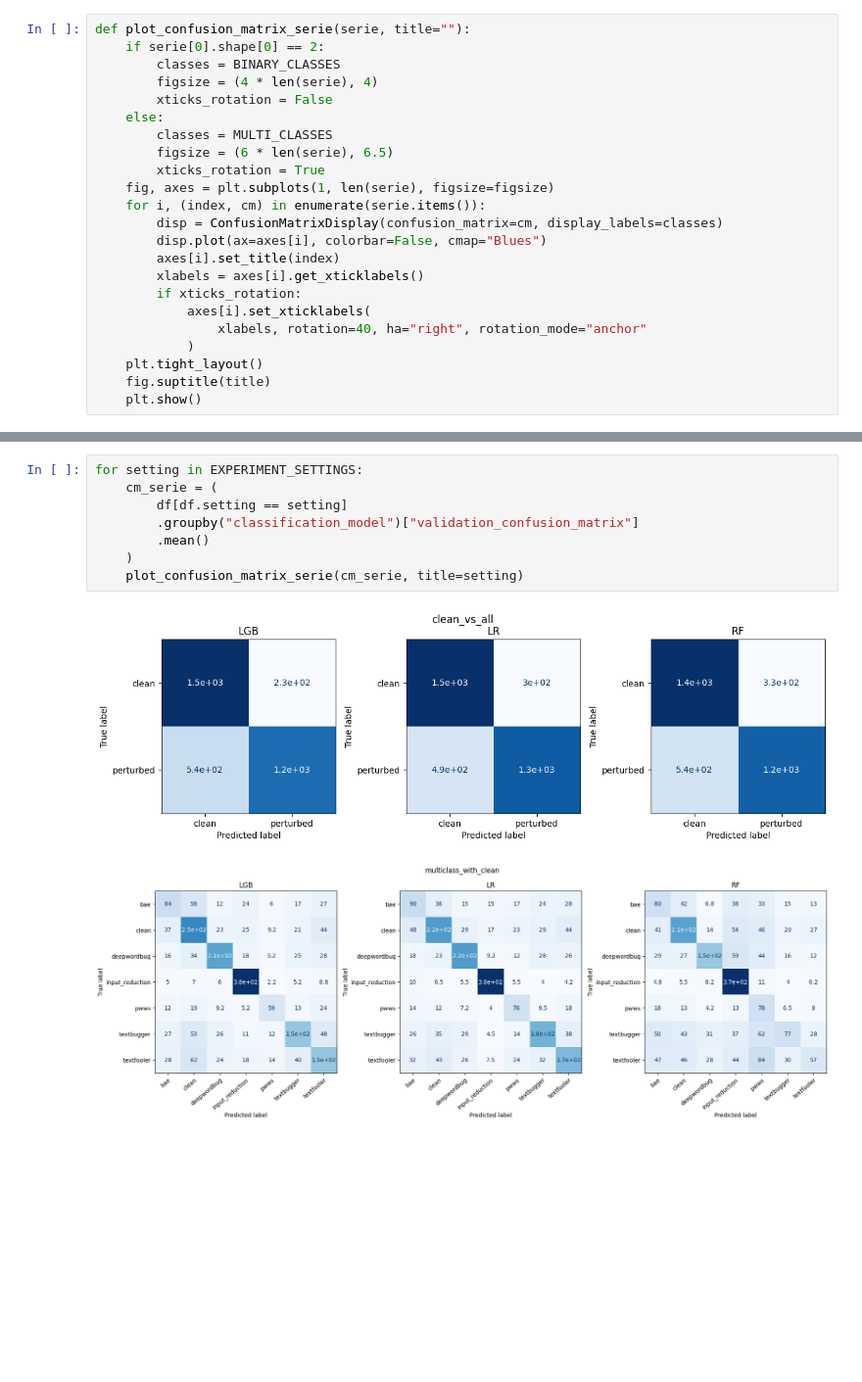
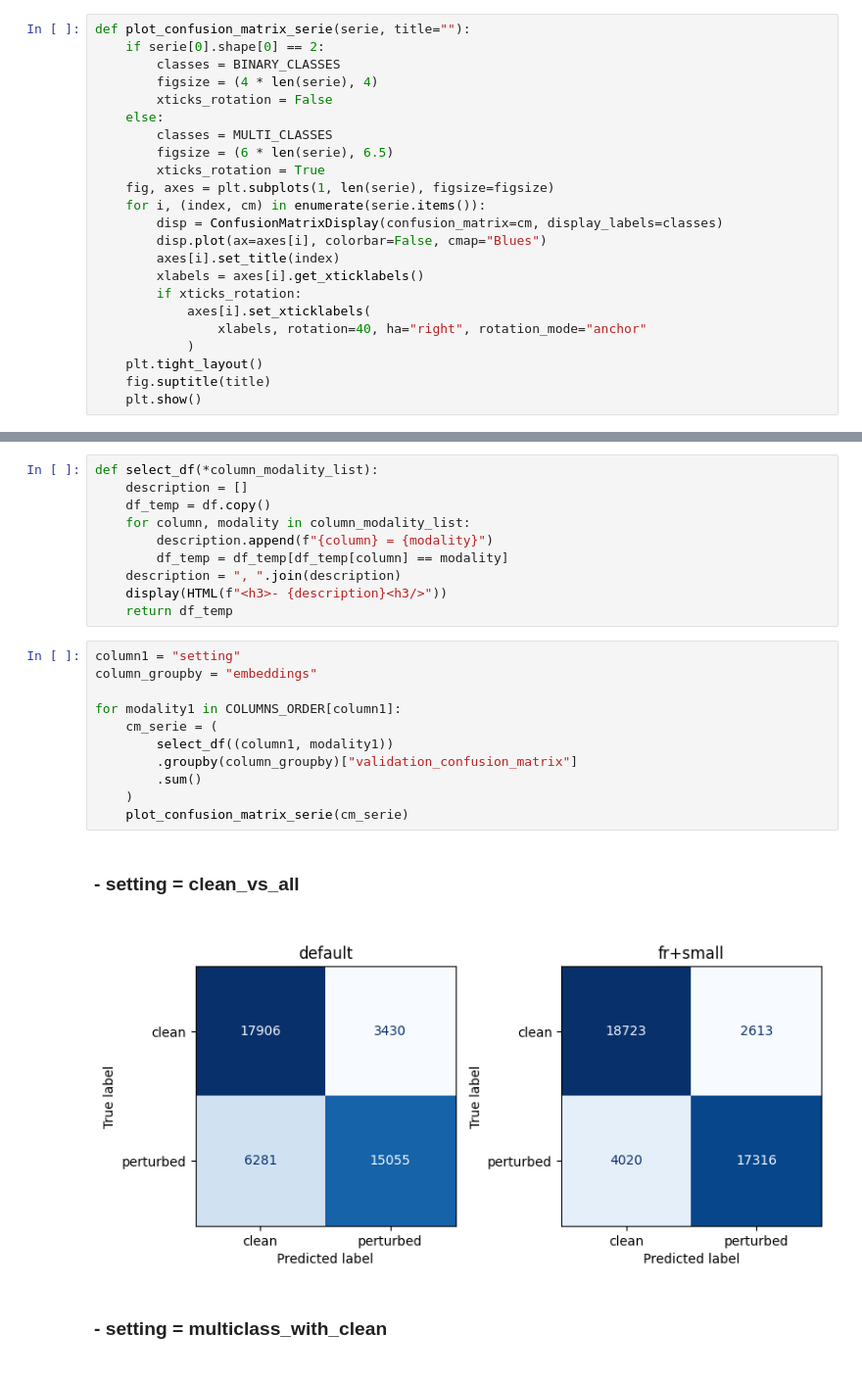
Before and after one commit to gwatkinson/TextDefendR, a Jupyter notebook: notebooks/experiment_statistics.ipynb, the cells around one changed output, grey strips where cells are left out. Shown at 98% size. Saved outputs shown, nothing was run; the diff lists cells and outputs as text; blank space fills up the shorter version.

```diff
--- a/notebooks/experiment_statistics.ipynb
+++ b/notebooks/experiment_statistics.ipynb
@@ -179,11 +340,25 @@ for setting in EXPERIMENT_SETTINGS:
-# %%
-for setting in EXPERIMENT_SETTINGS:
-    cm_serie = (
-        df[df.setting == setting]
-        .groupby("classification_model")["validation_confusion_matrix"]
-        .mean()
-    )
-    plot_confusion_matrix_serie(cm_serie, title=setting)
-# %% [output]
-[figure, removed]
-[figure, removed]
+# %%
+def select_df(*column_modality_list):
+    description = []
+    df_temp = df.copy()
+    for column, modality in column_modality_list:
+        description.append(f"{column} = {modality}")
+        df_temp = df_temp[df_temp[column] == modality]
+    description = ", ".join(description)
+    display(HTML(f"<h3>- {description}<h3/>"))
+    return df_temp
+# %%
+column1 = "setting"
+column_groupby = "embeddings"
+
+for modality1 in COLUMNS_ORDER[column1]:
+    cm_serie = (
+        select_df((column1, modality1))
+        .groupby(column_groupby)["validation_confusion_matrix"]
+        .sum()
+    )
+    plot_confusion_matrix_serie(cm_serie)
+# %% [output]
+- setting = clean_vs_all
+[figure, added]
+- setting = multiclass_with_clean
```
Also changed, not shown: parts of 30 cells of this notebook, 3 other files.
